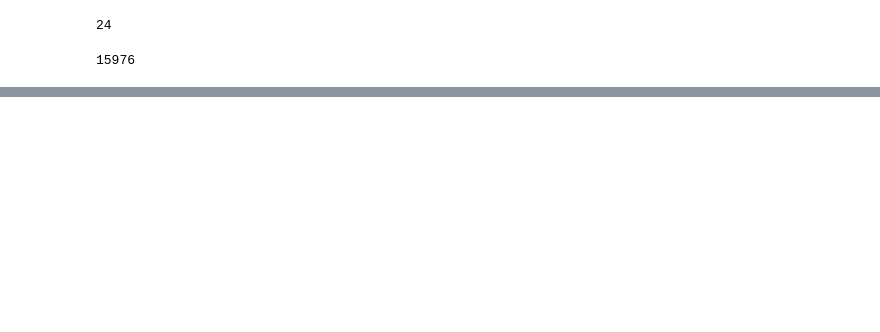
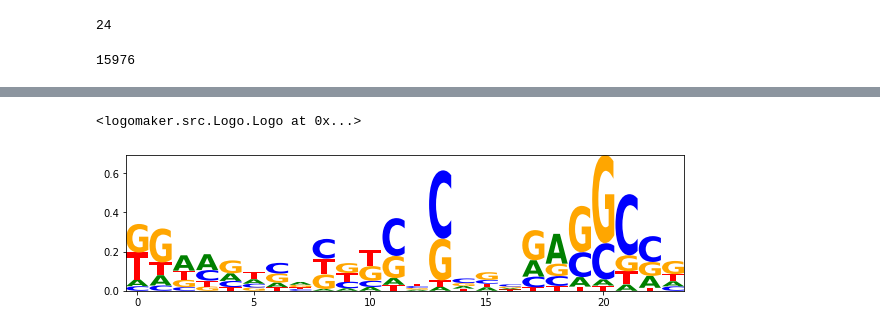
Before and after one commit to DoojinBaek/DeepBind, a Jupyter notebook: seq_logo_from_model.ipynb, the cells around one changed output, grey strips where cells are left out. Saved outputs shown, nothing was run; the diff lists cells and outputs as text; code cells hidden in the pictures; blank space fills up the shorter version.

```diff
--- a/seq_logo_from_model.ipynb
+++ b/seq_logo_from_model.ipynb
@@ -231,0 +340,15 @@ len(test_seq)
+# %%
+# zero value checking
+
+for i in range(len(ppm)):
+    for j in range(len(ppm[0])):
+        if (ppm[i][j] == 0):
+            print("?")
+# %%
+information = np.zeros(len(ppm[0]))
+
+for j in range(len(information)):
+    entropy_j = 0
+    for i in range(4):
+        entropy_j = entropy_j + ppm[i][j] * np.log2(ppm[i][j])
+    information[j] = 2 + entropy_j
@@ -231,0 +363,6 @@ len(test_seq)
+# %%
+seq_logo = np.zeros((4, len(binding_site_seq[0])))
+
+for i in range(len(seq_logo)):
+    for j in range(len(seq_logo[0])):
+        seq_logo[i][j] = ppm[i][j] * information[j]
@@ -231,0 +472,7 @@ len(test_seq)
+# %%
+seq_logo_mat = pd.DataFrame(np.transpose(seq_logo), columns=['A', 'C', 'G', 'T'])
+# %%
+lm.Logo(seq_logo_mat)
+# %% [output]
+<logomaker.src.Logo.Logo at 0x...>
+[figure, added]
```
Also changed, not shown: parts of 32 cells of this notebook, 1 other file.
